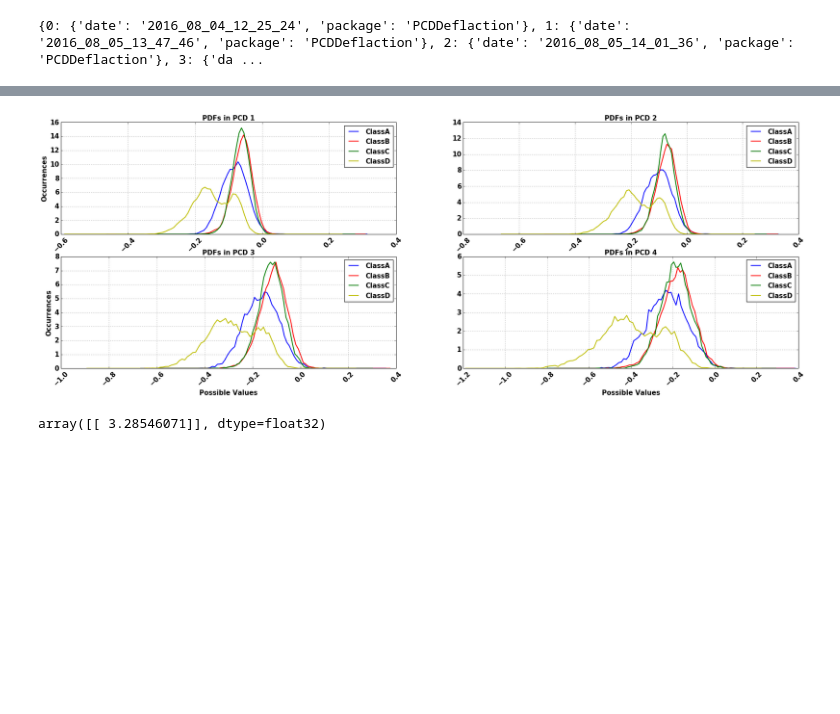
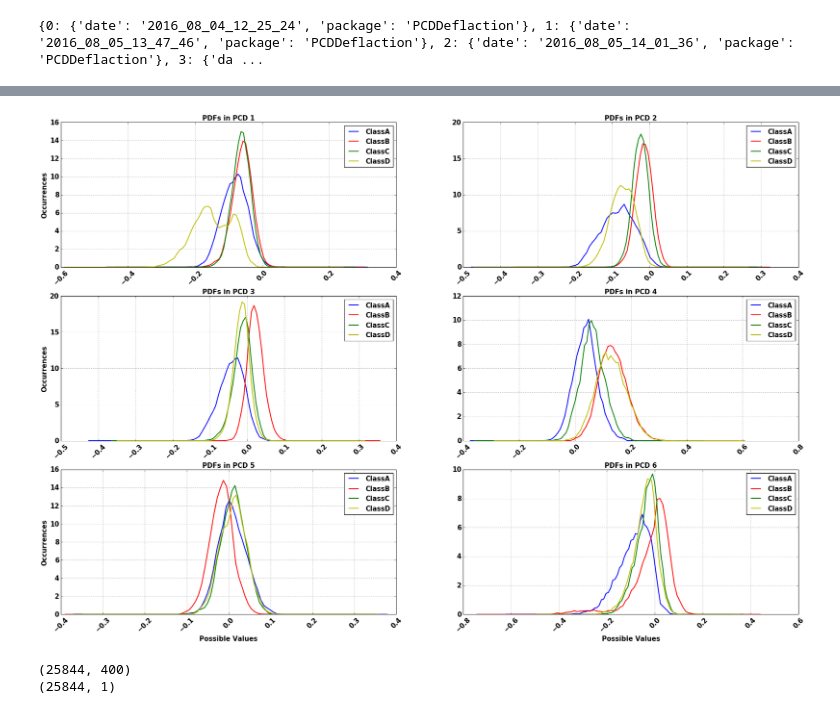
Before and after one commit to natmourajr/SonarAnalysis, a Jupyter notebook: Packages/PreProcessing/PCDIndependent/PCDIndependent_Train.ipynb, the cells around one changed output, grey strips where cells are left out. Drawn from its saved outputs; the diff is of its cells as text; code cells hidden in the pictures; blank space fills up the shorter version.

```diff
--- a/Packages/PreProcessing/PCDIndependent/PCDIndependent_Train.ipynb
+++ b/Packages/PreProcessing/PCDIndependent/PCDIndependent_Train.ipynb
@@ -274,7 +272,8 @@ print log_entries
 {0: {'date': '2016_08_04_12_25_24', 'package': 'PCDDeflaction'}, 1: {'date': '2016_08_05_13_47_46', 'package': 'PCDDeflaction'}, 2: {'date': '2016_08_05_14_01_36', 'package': 'PCDDeflaction'}, 3: {'da ...
 # %%
 # Plot degree between each PCD
-choose_date = '2016_08_10_14_53_10'
+import numpy.linalg
+choose_date = '2016_08_11_14_34_24'
 choose_fold = 0
 
 train_info_name = result_analysis_path+'/train_info_files'+'/'+choose_date+'_train_info.jbl'
@@ -292,7 +291,7 @@ pcds = pcds[0]
 
 for ipcd in range(train_info['n_pcds']):
     for jpcd in range(train_info['n_pcds']):
-        degree = (np.matmul(pcds[choose_fold][ipcd].T,pcds[choose_fold][jpcd])/
+        degree = (np.inner(pcds[choose_fold][ipcd].T,pcds[choose_fold][jpcd].T)/
                  (np.linalg.norm(pcds[choose_fold][ipcd])*
                   np.linalg.norm(pcds[choose_fold][jpcd])))
         degree = round(degree.real,4)
@@ -354,6 +351,6 @@ print degree_test
 # %%
 # Plot distributions of Proj Data in each PCD
-choose_date = '2016_08_10_14_53_10'
+choose_date = '2016_08_11_14_34_24'
 choose_fold = 0
 
 train_info_name = result_analysis_path+'/train_info_files'+'/'+choose_date+'_train_info.jbl'
@@ -378,7 +375,7 @@ plt.rc('font', weight='bold')
 
 n_classes = 4
 
-fig, ax = plt.subplots(figsize=(20,20),nrows=train_info['n_pcds'], ncols=n_classes)
+fig, ax = plt.subplots(figsize=(20,40),nrows=train_info['n_pcds'], ncols=n_classes)
 class_labels=["ClassA", "ClassB", "ClassC","ClassD"]
 m_colors = ['b', 'r', 'g', 'y']
 
@@ -413,7 +410,7 @@ for iclass in range(n_classes):
 
 from sklearn.neighbors import KernelDensity
 
-choose_date = '2016_08_09_12_26_23'
+choose_date = '2016_08_11_14_34_24'
 choose_fold = 0
 
 train_info_name = result_analysis_path+'/train_info_files'+'/'+choose_date+'_train_info.jbl'
@@ -436,17 +433,15 @@ plt.rc('legend',**{'fontsize':15})
 
 plt.rc('font', weight='bold')
 
-n_rows = 2
+n_rows = 3
 n_columns = int(np.ceil(train_info['n_pcds']/n_rows))
 
-fig, ax = plt.subplots(figsize=(30,10), nrows=n_rows, ncols=n_columns)
+fig, ax = plt.subplots(figsize=(30,20), nrows=n_rows, ncols=n_columns)
 class_labels=["ClassA", "ClassB", "ClassC","ClassD"]
 m_colors = ['b', 'r', 'g', 'y']
 
-
 kernel = 'epanechnikov' # other kernels: 'gaussian', 'tophat',
                     #'epanechnikov', 'exponential', 'linear', 'cosine'
-
 irow = 0
 icolumn = 0
 
@@ -459,35 +454,37 @@ for ipcd in range(train_info['n_pcds']):
 
         kde = KernelDensity(kernel=kernel,algorithm='auto',
                             bandwidth=0.01).fit(proj_data)
 
         log_dens_x = kde.score_samples(n_bins[:, np.newaxis])
         ax[irow,icolumn].plot(n_bins, np.exp(log_dens_x),
                       color=m_colors[iclass],
                       linewidth=2.0,label=class_labels[iclass])
 
     handles, labels = ax[irow,icolumn].get_legend_handles_labels()
     ax[irow,icolumn].legend(handles, labels,loc='best')
 
     ax[irow,icolumn].set_title('PDFs in PCD %i'%(ipcd+1),fontweight='bold',fontsize=15)
 
     if icolumn == 0:
         ax[irow,icolumn].set_ylabel('Occurrences',fontweight='bold',fontsize=15)
     if irow == n_rows-1:
         ax[irow,icolumn].set_xlabel('Possible Values',fontweight='bold',fontsize=15)
 
 
     for tick in ax[irow,icolumn].get_xticklabels():
         tick.set_rotation(45)
     ax[irow,icolumn].grid()
 
     if icolumn+1 == n_columns:
         icolumn = 0
         irow = irow+1
     else:
         icolumn = icolumn+1
 # %% [output]
-[figure, old version]
+[figure, new version]
-# %%
-np.matmul(pcds[choose_fold][ipcd].T,pcds[choose_fold][ipcd])
-# %% [output]
-array([[ 3.28546071]], dtype=float32)
+# %%
+print norm_all_data.shape
+print np.inner(pcds[0][0].T,norm_all_data).T.shape
+# %% [output]
+(25844, 400)
+(25844, 1)
```
Also changed, not shown: parts of 10 cells of this notebook.
